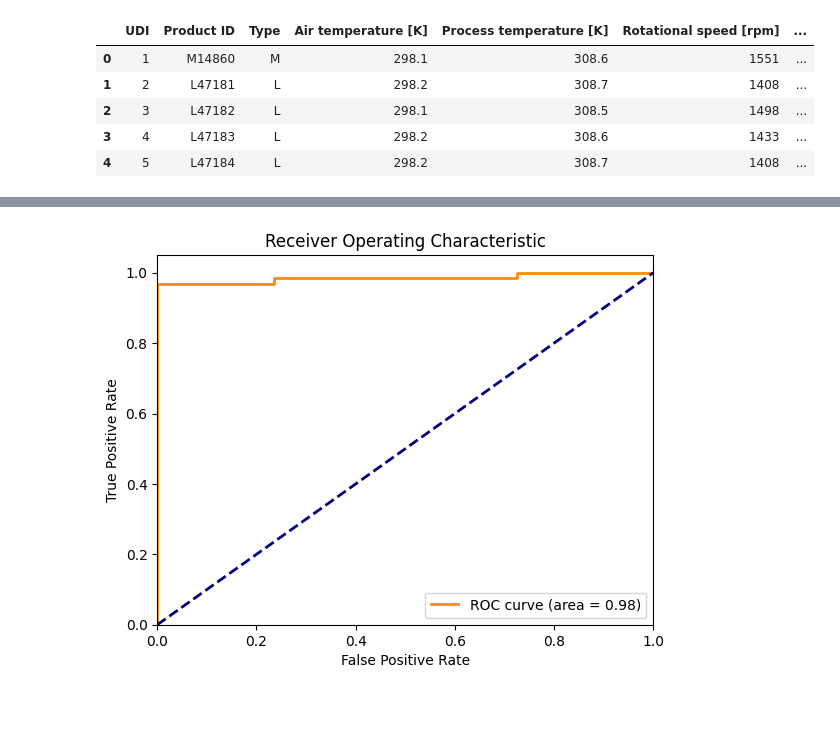
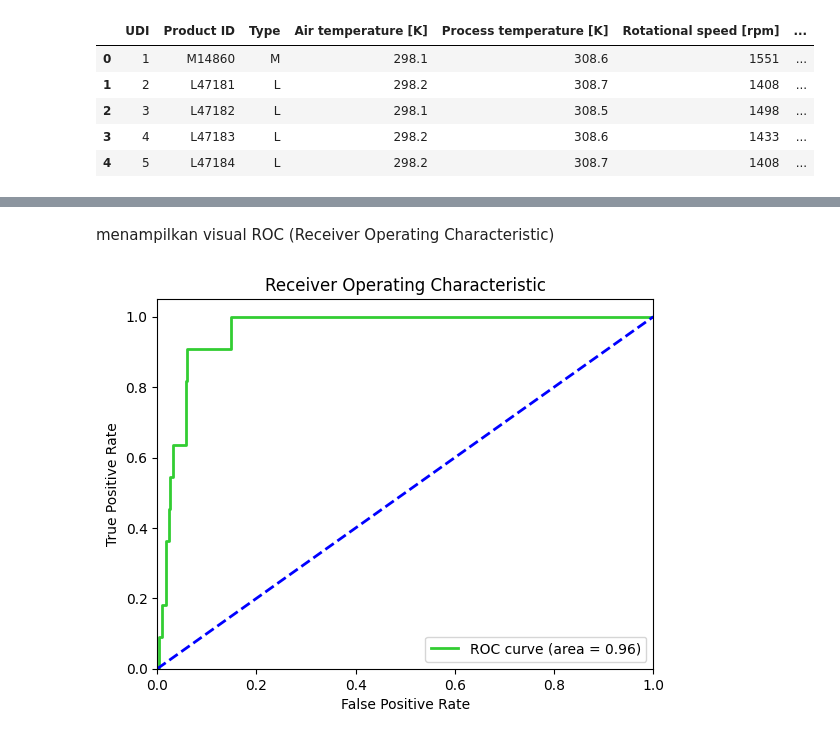
Before and after one commit to IzzanNurAL/sic5_machine_learning, a Jupyter notebook: main.ipynb, the cells around one changed output, grey strips where cells are left out. Cells and saved outputs as stored; diff of their text form; code cells hidden in the pictures; blank space fills up the shorter version.

```diff
--- a/main.ipynb
+++ b/main.ipynb
@@ -94,10 +108,9 @@ from sklearn.model_selection import train_test_split
 
 le = LabelEncoder()
 
-df['Product ID'] = le.fit_transform(df['Product ID'])
 df['Type'] = le.fit_transform(df['Type'])
 
-X = df.drop(['Machine failure'], axis=1)
-Y = df['Machine failure']
+X = df.drop(['UDI', 'Product ID', 'TWF', 'Machine failure', 'HDF', 'PWF', 'OSF', 'RNF'], axis=1)
+Y = df['TWF']
 
 X_train, X_test, Y_train, Y_test = train_test_split(X, Y, test_size=0.2, random_state=42)
@@ -106,6 +121,18 @@ from sklearn.linear_model import LogisticRegression
 from sklearn.preprocessing import StandardScaler
 from sklearn.pipeline import make_pipeline
 
-model = make_pipeline(StandardScaler(), LogisticRegression(max_iter=1000))
-model.fit(X_train, Y_train)
+# Buat instance dari StandardScaler
+scaler = StandardScaler()
+
+# Fit dan transform data pelatihan
+X_train_scaled = scaler.fit_transform(X_train)
+
+# Transform data pengujian
+X_test_scaled = scaler.transform(X_test)
+
+# Buat instance dari LogisticRegression
+model = LogisticRegression(max_iter=1000)
+
+# Latih model dengan data pelatihan yang telah diskalakan
+model.fit(X_train_scaled, Y_train)
 # %% [output]
@@ -141,23 +217,25 @@ weighted avg       1.00      1.00      1.00      2000
+# %% [markdown]
+menampilkan visual ROC (Receiver Operating Characteristic)
 # %%
 from sklearn.metrics import roc_curve, roc_auc_score
 
 # Menghitung prediksi probabilitas
-Y_pred_prob = model.predict_proba(X_test)[:, 1]
+Y_pred_prob = model.predict_proba(X_test_scaled)[:, 1]
 
 # Menghitung ROC curve
 fpr, tpr, thresholds = roc_curve(Y_test, Y_pred_prob)
 roc_auc = roc_auc_score(Y_test, Y_pred_prob)
 
 # Plot ROC curve
 plt.figure()
-plt.plot(fpr, tpr, color='darkorange', lw=2, label=f'ROC curve (area = {roc_auc:.2f})')
-plt.plot([0, 1], [0, 1], color='navy', lw=2, linestyle='--')
+plt.plot(fpr, tpr, color='limegreen', lw=2, label=f'ROC curve (area = {roc_auc:.2f})')
+plt.plot([0, 1], [0, 1], color='blue', lw=2, linestyle='--')
 plt.xlim([0.0, 1.0])
 plt.ylim([0.0, 1.05])
 plt.xlabel('False Positive Rate')
 plt.ylabel('True Positive Rate')
 plt.title('Receiver Operating Characteristic')
 plt.legend(loc='lower right')
 plt.show()
 # %% [output]
-[figure, old version]
+[figure, new version]
```
Also changed, not shown: parts of 19 cells of this notebook.
